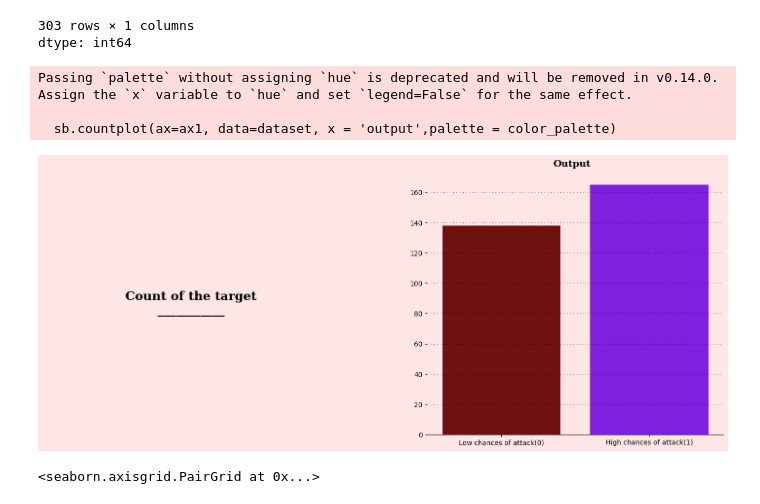
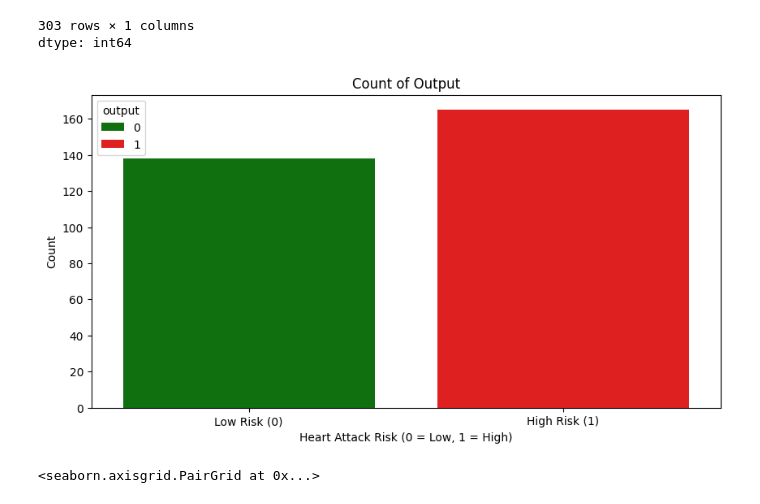
Before and after one commit to sbogde/scikit-regressions-and-confessions, a Jupyter notebook: assess_svm_heart.ipynb, the cells around one changed output. Saved outputs shown, nothing was run; the diff lists cells and outputs as text; code cells hidden in the pictures.

```diff
--- a/assess_svm_heart.ipynb
+++ b/assess_svm_heart.ipynb
@@ -95,52 +95,20 @@ Y
 | 302 | 0 |
 303 rows × 1 columns
 dtype: int64
-# %%
-fig = plt.figure(figsize=(18,7))
-gs = fig.add_gridspec(1,2)
-gs.update(wspace=0.3, hspace=0.15)
-ax0 = fig.add_subplot(gs[0,0])
-ax1 = fig.add_subplot(gs[0,1])
-
-background_color = "#ffe6e6"
-color_palette = ["#800000","#8000ff","#6aac90","#5833ff","#da8829"]
-fig.patch.set_facecolor(background_color)
-ax0.set_facecolor(background_color)
-ax1.set_facecolor(background_color)
-
-# Title of the plot
-ax0.text(0.5,0.5,"Count of the target\n___________",
-        horizontalalignment = 'center',
-        verticalalignment = 'center',
-        fontsize = 18,
-        fontweight='bold',
-        fontfamily='serif',
-        color='#000000')
-
-ax0.set_xticklabels([])
-ax0.set_yticklabels([])
-ax0.tick_params(left=False, bottom=False)
-
-# Target Count
-ax1.text(0.35,177,"Output",fontsize=14, fontweight='bold', fontfamily='serif', color="#000000")
-ax1.grid(color='#000000', linestyle=':', axis='y', zorder=0,  dashes=(1,5))
-sb.countplot(ax=ax1, data=dataset, x = 'output',palette = color_palette)
-ax1.set_xlabel("")
-ax1.set_ylabel("")
-ax1.set_xticklabels(["Low chances of attack(0)","High chances of attack(1)"])
-
-ax0.spines["top"].set_visible(False)
-ax0.spines["left"].set_visible(False)
-ax0.spines["bottom"].set_visible(False)
-ax0.spines["right"].set_visible(False)
-ax1.spines["top"].set_visible(False)
-ax1.spines["left"].set_visible(False)
-ax1.spines["right"].set_visible(False)
-# %% [output]
-Passing `palette` without assigning `hue` is deprecated and will be removed in v0.14.0. Assign the `x` variable to `hue` and set `legend=False` for the same effect.
-
-  sb.countplot(ax=ax1, data=dataset, x = 'output',palette = color_palette)
-[figure, removed]
+# %%
+# Visualising heart attack risk levels
+# Green = Good (Low Risk), Red = Bad (High Risk)
+plt.figure(figsize=(10, 5))
+# sb.countplot(data=dataset, x='output', palette=['green', 'red'])
+sb.countplot(data=dataset, x='output', hue='output', palette=['green', 'red'], dodge=False)
+
+plt.title("Count of Output")
+plt.xlabel("Heart Attack Risk (0 = Low, 1 = High)")
+plt.ylabel("Count")
+plt.xticks(ticks=[0, 1], labels=["Low Risk (0)", "High Risk (1)"])
+plt.show()
+# %% [output]
+[figure, added]
 # %%
 sb.pairplot(dataset, hue='output')
 # %% [output]
```
